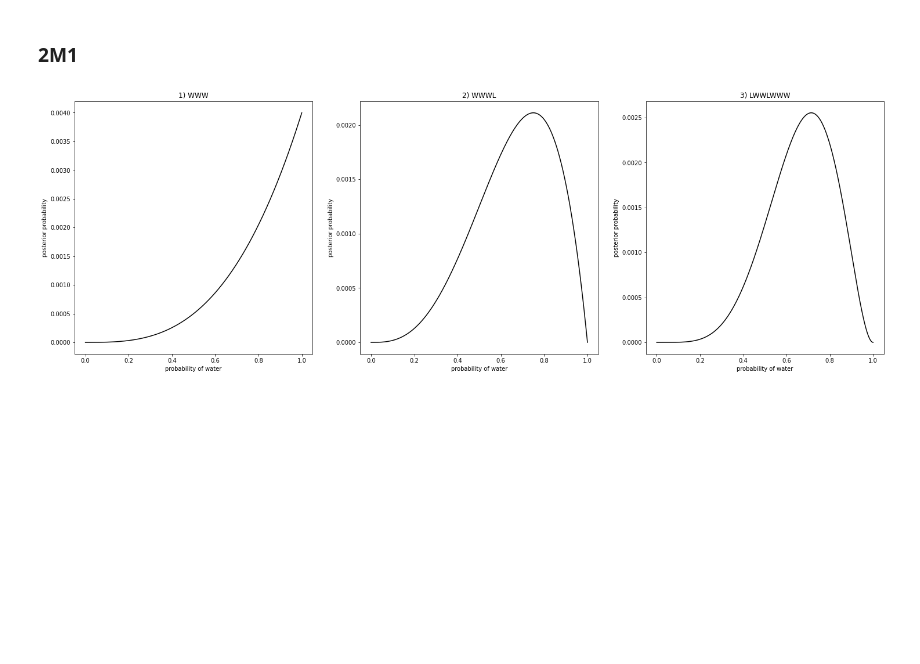
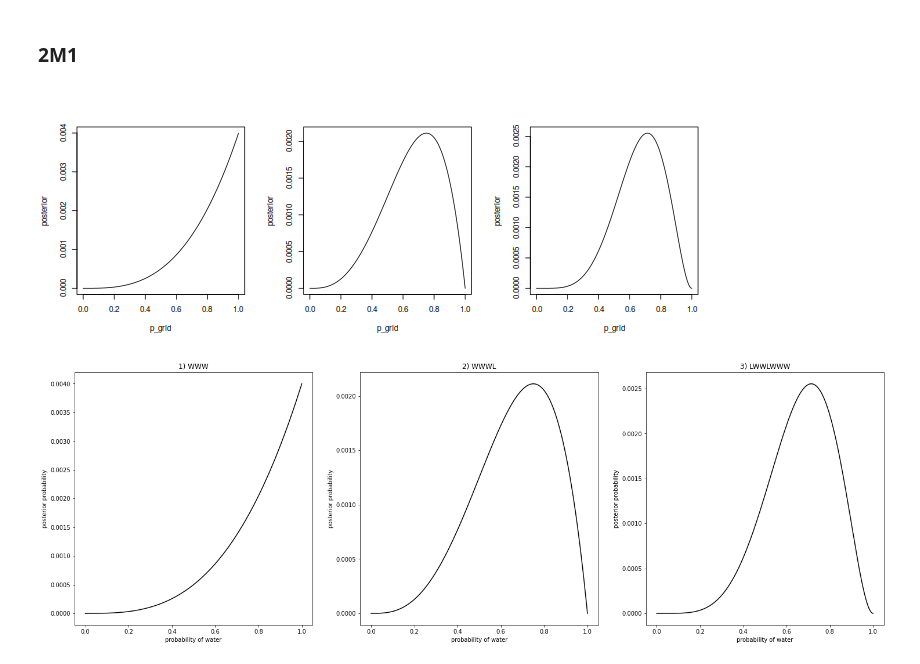
Before and after one commit to kms15/reading_notes, a Jupyter notebook: StatisticalRethinking/StatisticalRethinkingCh2.ipynb, the cells around one changed output. Saved outputs shown, nothing was run; the diff lists cells and outputs as text; code cells hidden in the pictures; blank space fills up the shorter version.

```diff
--- a/StatisticalRethinking/StatisticalRethinkingCh2.ipynb
+++ b/StatisticalRethinking/StatisticalRethinkingCh2.ipynb
@@ -340,4 +347,23 @@ plt.plot(x, tfd.Beta(W+1, L+1).prob(x), '--k');
 Although in principle whether my finger lands on water is a deterministic process, my lack of knowledge of the details of the process leaves me with enough uncertainty that mutiple outcomes from the process seem credible.  If forced to quantify the degree of credibility of my finger landing on water, I might imagine assigning a weighted sum of credibility (based on both intuition and prior observations) across all models of the events of the globe tossing I can imagine. Then 70 percent of that credibility belongs to models of future events where my finger ends on on water.
 # %% [markdown]
 ### 2M1
+# %%
+%%R -w 24 -h 9 -u cm
+
+plot_posteriors = function (total_count, water_count, title, num_points=1000,
+                        prior= function (p) {rep(1, length(p))}) {
+    p_grid <- seq(from=0, to=1, length.out=num_points)
+    prior_grid <- prior(p_grid)
+    likelihood <- dbinom(water_count, total_count, p_grid)
+    unnormalized_posterior <- likelihood * prior_grid
+    posterior <- unnormalized_posterior / sum(unnormalized_posterior)
+    plot(p_grid, posterior, type="l")
+}
+
+par(mfrow=c(1,3))
+plot_posteriors(3, 3, "1) WWW")
+plot_posteriors(4, 3, "2) WWWL")
+plot_posteriors(7, 5, "3) LWWLWWW")
+# %% [output]
+[figure, added]
 # %%
```
Also changed, not shown: parts of 25 cells of this notebook.
